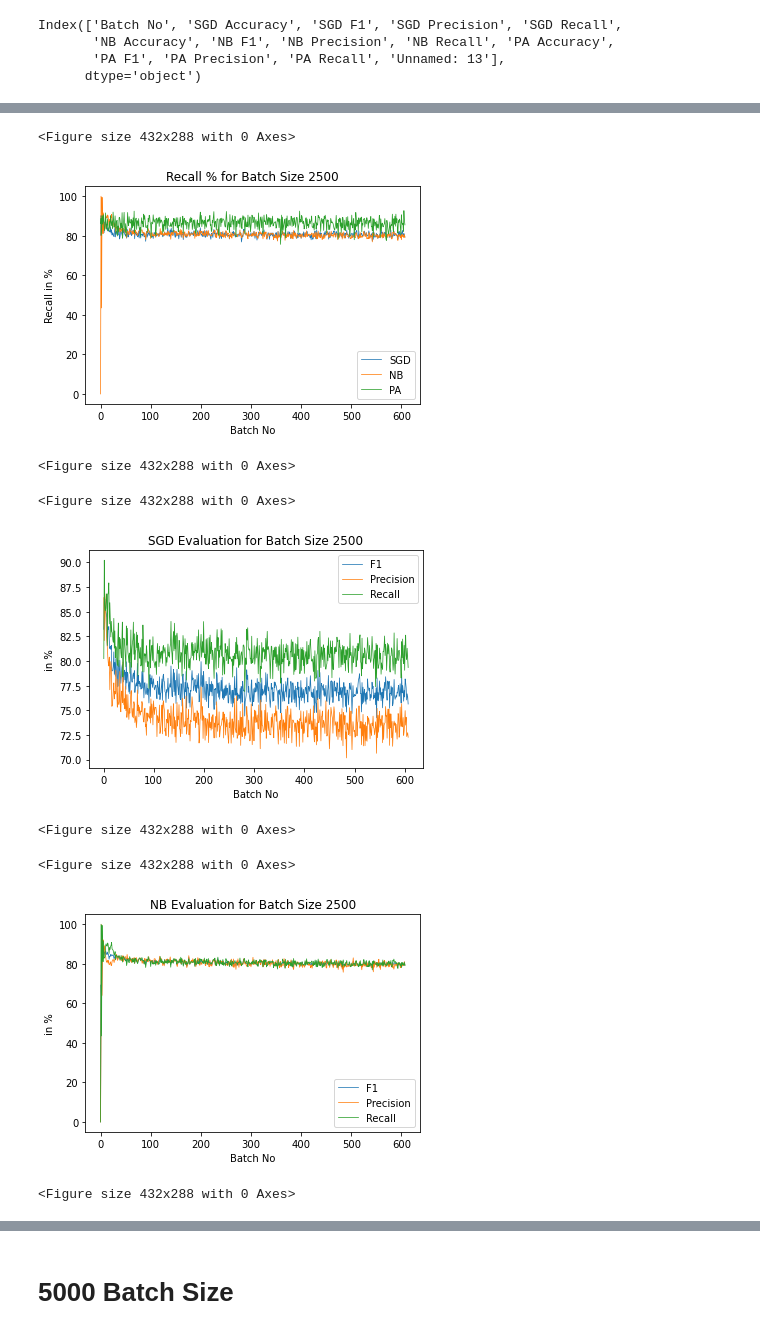
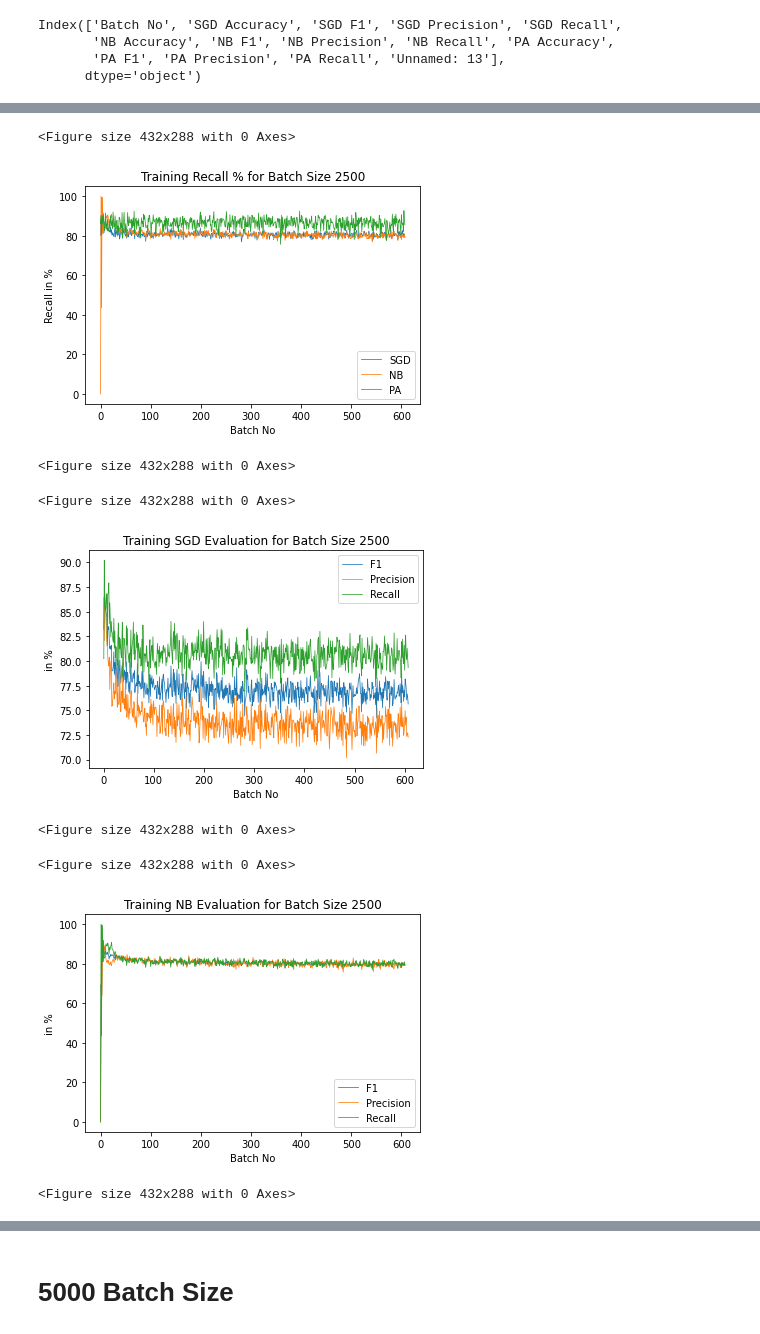
Before and after one commit to Big-Data-Gang/Machine-Learning-with-Spark-Streaming, a Jupyter notebook: Plotting/Train Plots.ipynb, the cells around one changed output, grey strips where cells are left out. Saved outputs shown, nothing was run; the diff lists cells and outputs as text; code cells hidden in the pictures.

```diff
--- a/Plotting/Train Plots.ipynb
+++ b/Plotting/Train Plots.ipynb
@@ -98,15 +98,15 @@ plt.figure()
 # %%
 plt.plot(df2500['Batch No'], df2500['SGD Recall'] * 100, label='SGD', linewidth=0.75)
 plt.plot(df2500['Batch No'], df2500['NB Recall'] * 100, label='NB', linewidth=0.75)
 plt.plot(df2500['Batch No'], df2500['PA Recall'] * 100, label='PA', linewidth=0.75)
 plt.xlabel('Batch No')
 plt.ylabel('Recall in %')
-plt.title('Recall % for Batch Size 2500')
+plt.title('Training Recall % for Batch Size 2500')
 plt.legend()
 plt.figure()
 # %% [output]
 <Figure size 432x288 with 0 Axes>
-[figure, old version]
+[figure, new version]
 <Figure size 432x288 with 0 Axes>
 # %%
 plt.plot(df2500['Batch No'], df2500['SGD F1'] * 100, label='F1', linewidth=0.75)
@@ -114,12 +114,12 @@ plt.plot(df2500['Batch No'], df2500['SGD Precision'] * 100, label='Precision', l
 plt.plot(df2500['Batch No'], df2500['SGD Recall'] * 100, label='Recall', linewidth=0.75)
 plt.xlabel('Batch No')
 plt.ylabel('in %')
-plt.title('SGD Evaluation for Batch Size 2500')
+plt.title('Training SGD Evaluation for Batch Size 2500')
 plt.legend()
 plt.figure()
 # %% [output]
 <Figure size 432x288 with 0 Axes>
-[figure, old version]
+[figure, new version]
 <Figure size 432x288 with 0 Axes>
 # %%
 plt.plot(df2500['Batch No'], df2500['NB F1'] * 100, label='F1', linewidth=0.75)
@@ -127,12 +127,12 @@ plt.plot(df2500['Batch No'], df2500['NB Precision'] * 100, label='Precision', li
 plt.plot(df2500['Batch No'], df2500['NB Recall'] * 100, label='Recall', linewidth=0.75)
 plt.xlabel('Batch No')
 plt.ylabel('in %')
-plt.title('NB Evaluation for Batch Size 2500')
+plt.title('Training NB Evaluation for Batch Size 2500')
 plt.legend()
 plt.figure()
 # %% [output]
 <Figure size 432x288 with 0 Axes>
-[figure, old version]
+[figure, new version]
 <Figure size 432x288 with 0 Axes>
 # %%
 plt.plot(df2500['Batch No'], df2500['PA F1'] * 100, label='F1', linewidth=0.75)
```
Also changed, not shown: parts of 51 cells of this notebook, 1 other file.
